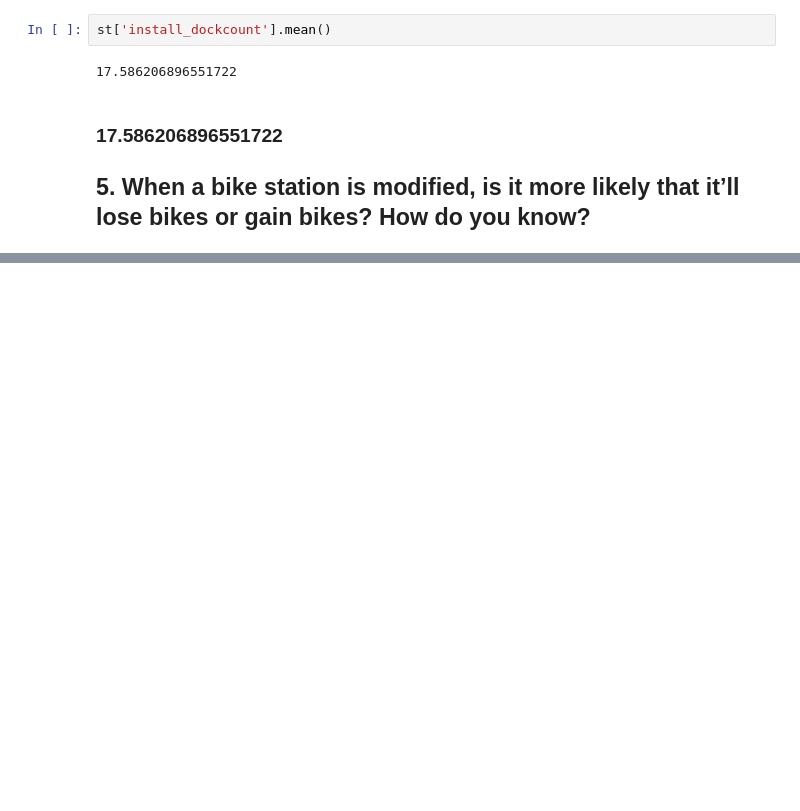
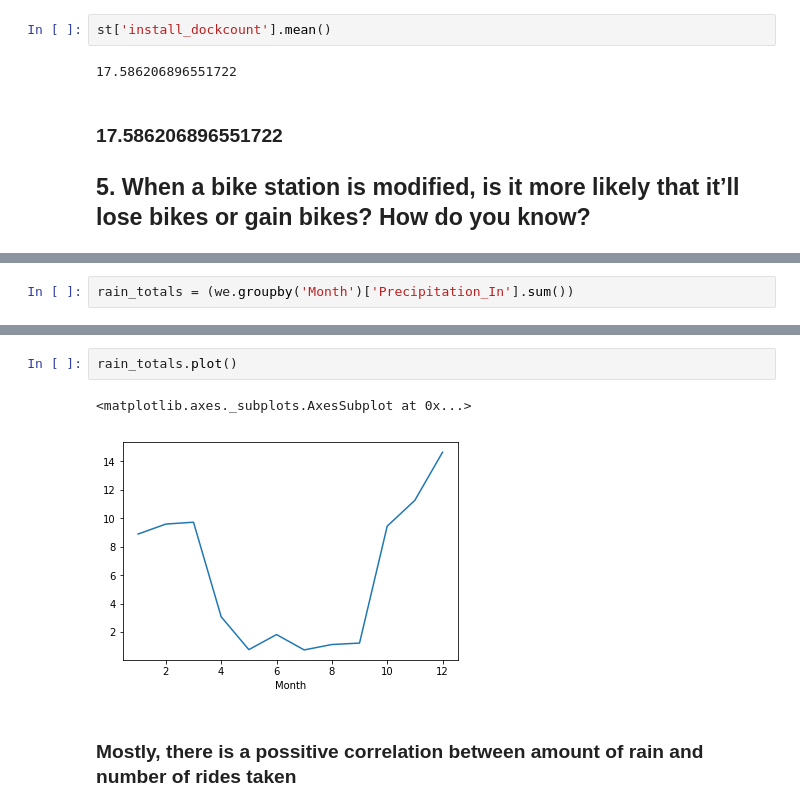
Before and after one commit to devturner/data_analysis, a Jupyter notebook: bike_data.ipynb, the cells around one changed output, grey strips where cells are left out. Drawn from its saved outputs; the diff is of its cells as text; blank space fills up the shorter version.

```diff
--- a/bike_data.ipynb
+++ b/bike_data.ipynb
@@ -102,0 +174,2 @@ st['install_dockcount'].mean()
+# %%
+rain_totals = (we.groupby('Month')['Precipitation_In'].sum())
@@ -102,0 +202,7 @@ st['install_dockcount'].mean()
+# %%
+rain_totals.plot()
+# %% [output]
+<matplotlib.axes._subplots.AxesSubplot at 0x...>
+[figure, added]
+# %% [markdown]
+### Mostly, there is a possitive correlation between amount of rain and number of rides taken
```
Also changed, not shown: parts of 22 cells of this notebook, 2 other files.
